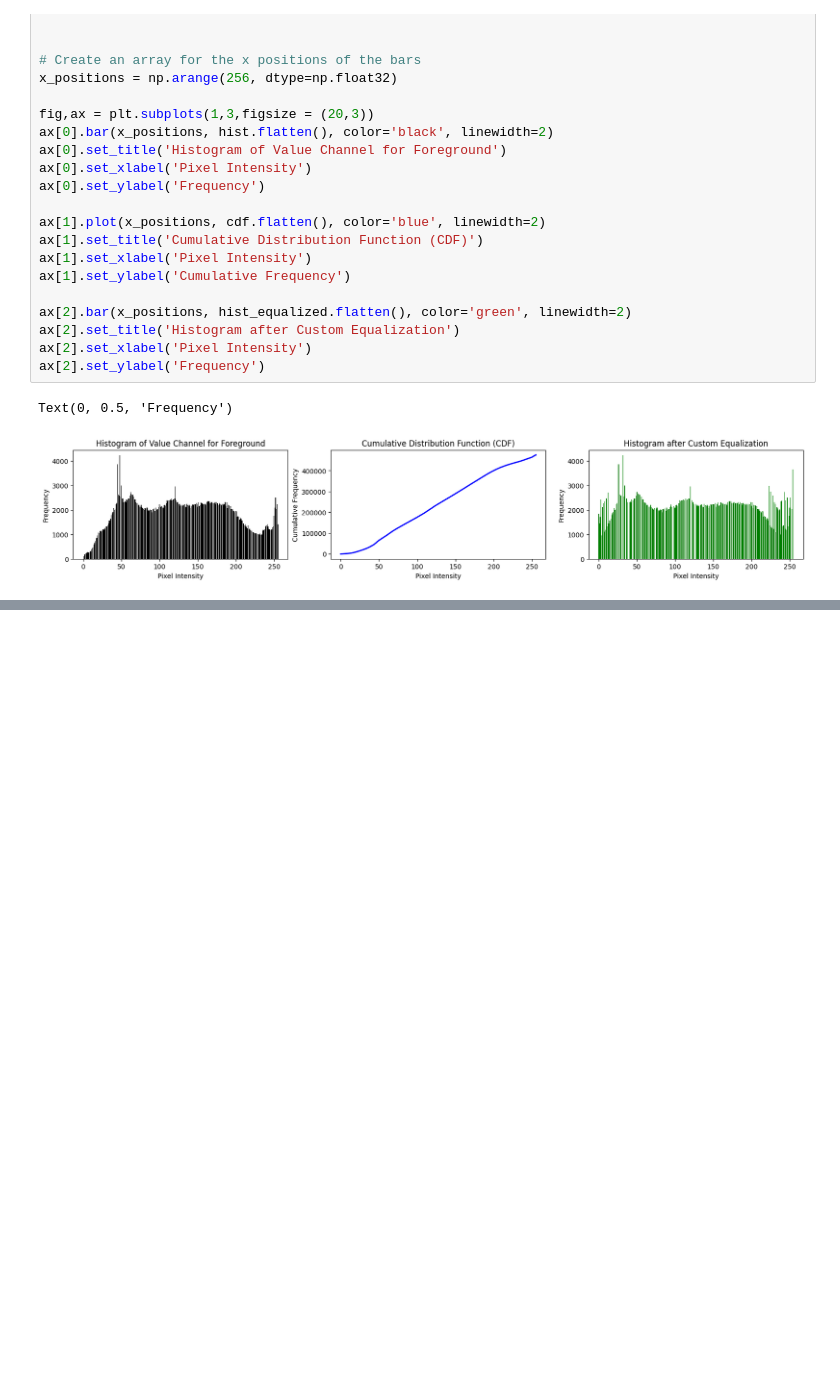
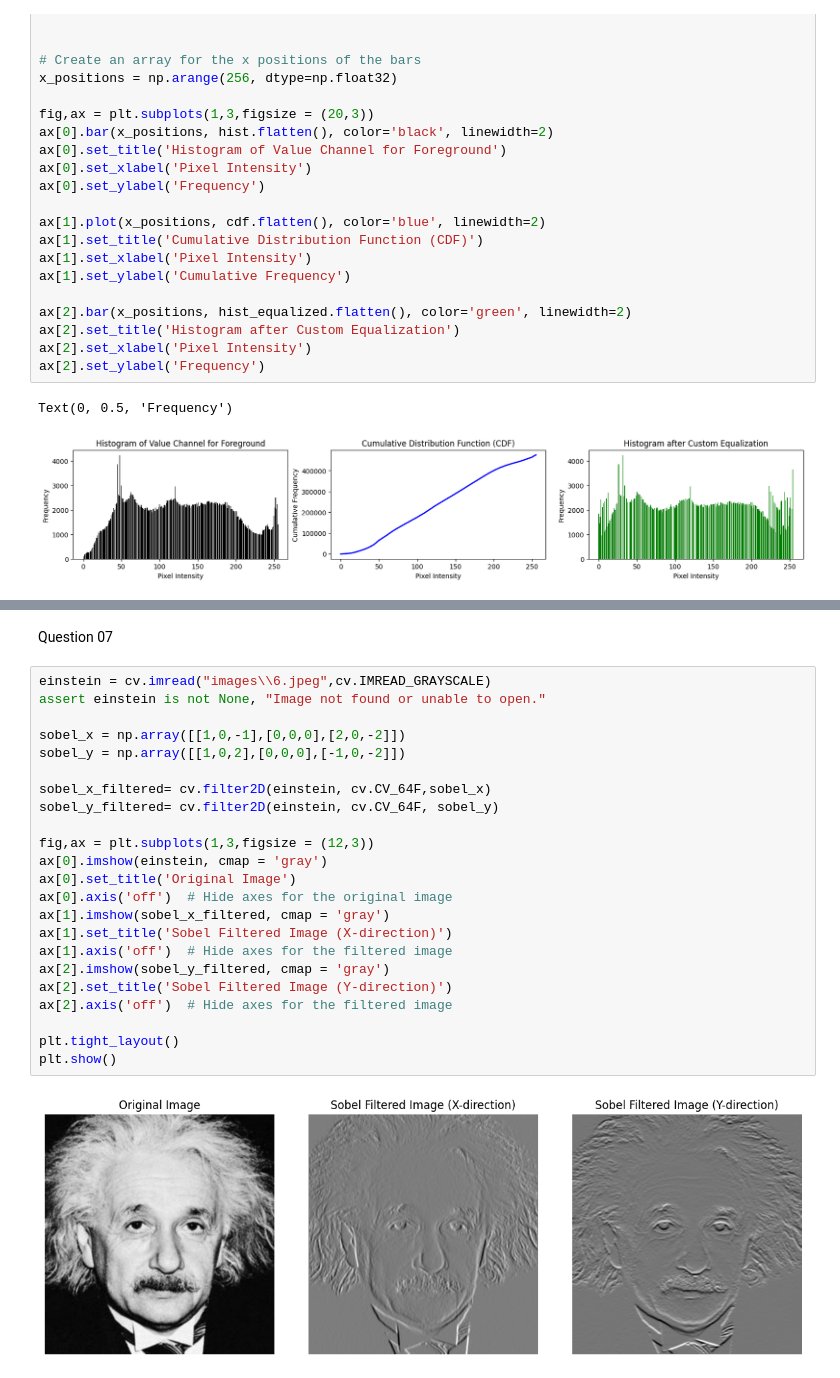
Before and after one commit to ChamodLD/Image-Processing-and-Machine-Vision, a Jupyter notebook: Assignment 01.ipynb, the cells around one changed output, grey strips where cells are left out. Cells and saved outputs as stored; diff of their text form; blank space fills up the shorter version.

Commit message:
Generated custom sobel filters

```diff
--- a/Assignment 01.ipynb
+++ b/Assignment 01.ipynb
@@ -379,0 +383,27 @@ plt.show()
+# %% [markdown]
+Question 07
+# %%
+einstein = cv.imread("images\\6.jpeg",cv.IMREAD_GRAYSCALE)
+assert einstein is not None, "Image not found or unable to open."
+
+sobel_x = np.array([[1,0,-1],[0,0,0],[2,0,-2]])
+sobel_y = np.array([[1,0,2],[0,0,0],[-1,0,-2]])
+
+sobel_x_filtered= cv.filter2D(einstein, cv.CV_64F,sobel_x)
+sobel_y_filtered= cv.filter2D(einstein, cv.CV_64F, sobel_y)
+
+fig,ax = plt.subplots(1,3,figsize = (12,3))
+ax[0].imshow(einstein, cmap = 'gray')
+ax[0].set_title('Original Image')
+ax[0].axis('off')  # Hide axes for the original image
+ax[1].imshow(sobel_x_filtered, cmap = 'gray')
+ax[1].set_title('Sobel Filtered Image (X-direction)')
+ax[1].axis('off')  # Hide axes for the filtered image
+ax[2].imshow(sobel_y_filtered, cmap = 'gray')
+ax[2].set_title('Sobel Filtered Image (Y-direction)')
+ax[2].axis('off')  # Hide axes for the filtered image
+
+plt.tight_layout()
+plt.show()
+# %% [output]
+[figure, added]
```
Also changed, not shown: parts of 5 cells of this notebook, 1 other file.
